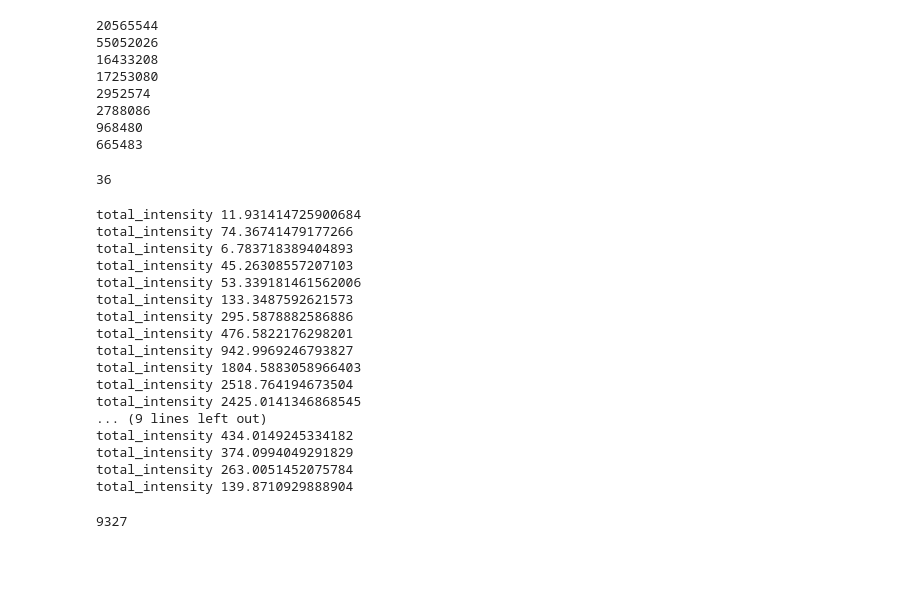
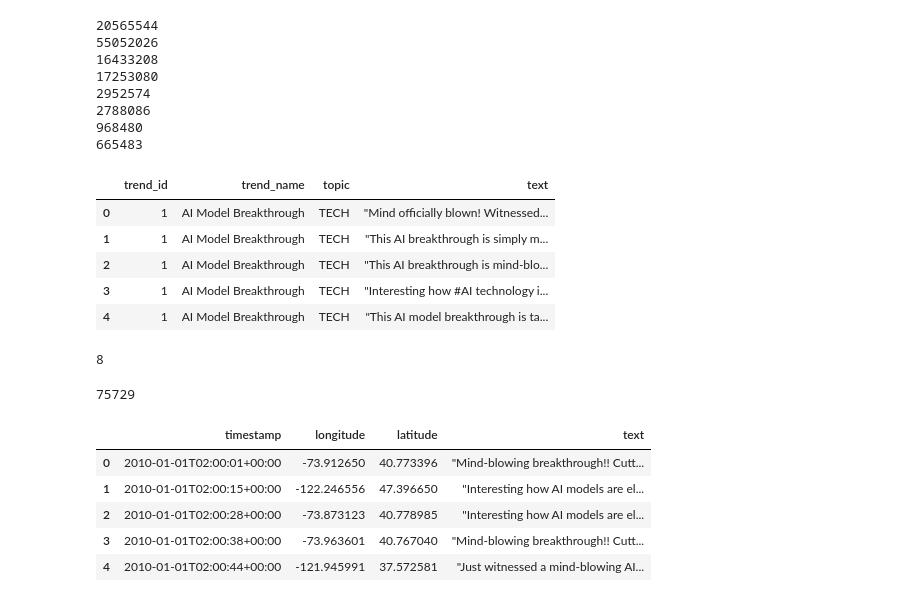
Before and after one commit to krinart/trend-pulse, a Jupyter notebook: notebooks/Trend Generation.ipynb, the cells around one changed output. Saved outputs shown, nothing was run; the diff lists cells and outputs as text; code cells hidden in the pictures; blank space fills up the shorter version.

Commit message:
Improved stream generation + improved flink

```diff
--- a/notebooks/Trend Generation.ipynb
+++ b/notebooks/Trend Generation.ipynb
@@ -408,4 +387,15 @@ for trend_data in trend_timeseries_heatmaps.values():
 2788086
 968480
 665483
+# %%
+df_messages_raw = pd.read_json('../stream_generation/data/messages_raw.json')
+messages_by_trend = df_messages_raw.groupby('trend_id')['text'].apply(list).to_dict()
+df_messages_raw.head()
+# %% [output]
+|  | trend_id | trend_name | topic | text |
+| 0 | 1 | AI Model Breakthrough | TECH | "Mind officially blown! Witnessed... |
+| 1 | 1 | AI Model Breakthrough | TECH | "This AI breakthrough is simply m... |
+| 2 | 1 | AI Model Breakthrough | TECH | "This AI breakthrough is mind-blo... |
+| 3 | 1 | AI Model Breakthrough | TECH | "Interesting how #AI technology i... |
+| 4 | 1 | AI Model Breakthrough | TECH | "This AI model breakthrough is ta... |
 # %%
@@ -470,37 +479,35 @@ trends, trends_timeseries, _, trends_timeseries_heatmaps,  = result_v21
 # %%
-heatmaps = defaultdict(list)
-for location_heatmaps in trends_timeseries_heatmaps[1].values():
-    for timestamp, points in location_heatmaps.items():
-        # assert False, points[0]
-        heatmaps[timestamp].extend(points)
-print(len(heatmaps))
+trends_heatmaps = defaultdict(lambda: defaultdict(list))
+
+for trend_id in trends_timeseries_heatmaps.keys():
+    for location_heatmaps in trends_timeseries_heatmaps[trend_id].values():
+        for timestamp, points in location_heatmaps.items():
+            # assert False, points[0]
+            trends_heatmaps[trend_id][timestamp].extend(points)
+print(len(trends_heatmaps))
 # %% [output]
-36
+8
 # %%
-trend_id = 2
-trend_config = TRENDS_CONFIG[trend_id-1]
-messages = generate_messages_for_trend(
-    trend_id,
-    trends_timeseries[trend_id],
-    heatmaps,
-    trend_config.timeseries_config.window_minutes)
-len(messages)
+trends_messages = []
+
+for trend_id, trend_config in enumerate(TRENDS_CONFIG, 1):
+    trends_messages.extend(generate_messages_for_trend(
+        trend_id,
+        trends_timeseries[trend_id],
+        trends_heatmaps[trend_id],
+        trend_config.timeseries_config.window_minutes,
+        messages_by_trend))
+
+len(trends_messages)
 # %% [output]
-total_intensity 11.931414725900684
-total_intensity 74.36741479177266
-total_intensity 6.783718389404893
-total_intensity 45.26308557207103
-total_intensity 53.339181461562006
-total_intensity 133.3487592621573
-total_intensity 295.5878882586886
-total_intensity 476.5822176298201
-total_intensity 942.9969246793827
-total_intensity 1804.5883058966403
-total_intensity 2518.764194673504
-total_intensity 2425.0141346868545
-... (9 lines left out)
-total_intensity 434.0149245334182
-total_intensity 374.0994049291829
-total_intensity 263.0051452075784
-total_intensity 139.8710929888904
+75729
-9327
+# %%
+df = pd.DataFrame(trends_messages)
+df.head()
+# %% [output]
+|  | timestamp | longitude | latitude | text |
+| 0 | 2010-01-01T02:00:01+00:00 | -73.912650 | 40.773396 | "Mind-blowing breakthrough!! Cutt... |
+| 1 | 2010-01-01T02:00:15+00:00 | -122.246556 | 47.396650 | "Interesting how AI models are el... |
+| 2 | 2010-01-01T02:00:28+00:00 | -73.873123 | 40.778985 | "Interesting how AI models are el... |
+| 3 | 2010-01-01T02:00:38+00:00 | -73.963601 | 40.767040 | "Mind-blowing breakthrough!! Cutt... |
+| 4 | 2010-01-01T02:00:44+00:00 | -121.945991 | 37.572581 | "Just witnessed a mind-blowing AI... |
```
Also changed, not shown: parts of 6 cells of this notebook, 12 other files.
